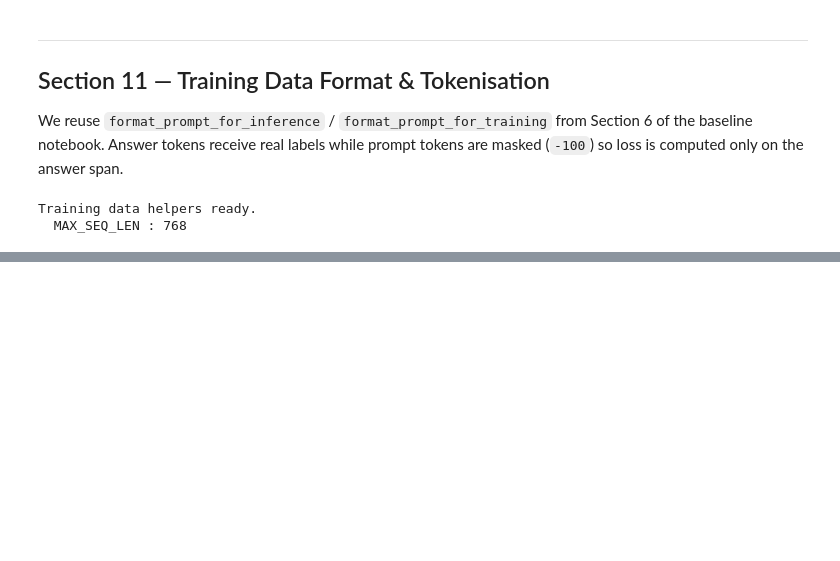
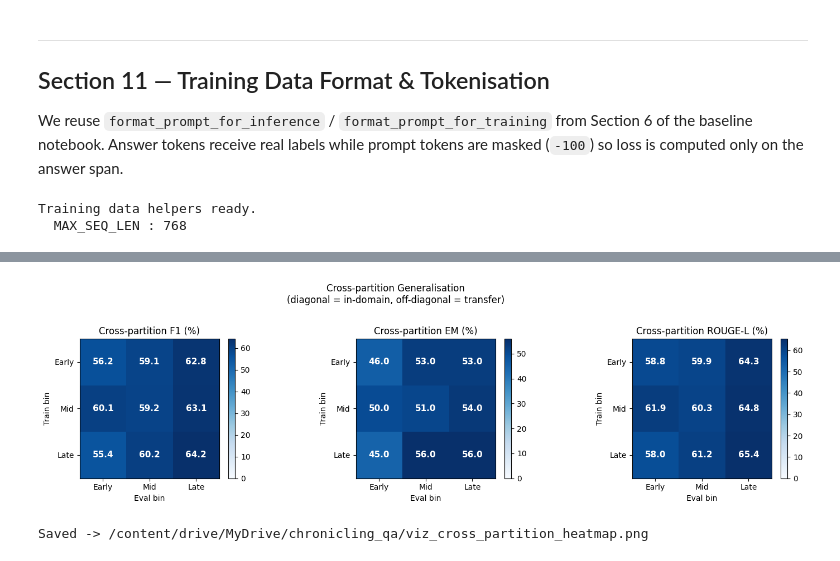
Before and after one commit to ericsheng495/chronicling-america-qa-lora, a Jupyter notebook: phi35_chronicling_america_qa.ipynb, the cells around one changed output, grey strips where cells are left out. Saved outputs shown, nothing was run; the diff lists cells and outputs as text; code cells hidden in the pictures; blank space fills up the shorter version.

```diff
--- a/phi35_chronicling_america_qa.ipynb
+++ b/phi35_chronicling_america_qa.ipynb
@@ -730,0 +1454,44 @@ Training data helpers ready.
+# %%
+# Cross-partition heatmap — requires cross_results from cell 35
+
+if 'cross_results' not in globals() or not cross_results:
+    print('cross_results not found — run cell 35 first.')
+else:
+    _bin_order = ['early', 'mid', 'late']
+    _mlist     = ['F1', 'EM', 'ROUGE-L']
+
+    fig, axes = plt.subplots(1, len(_mlist), figsize=(5 * len(_mlist), 4))
+    for ax, metric in zip(axes, _mlist):
+        _mat = np.full((len(_bin_order), len(_bin_order)), np.nan)
+        for ri, tb in enumerate(_bin_order):
+            for ci, eb in enumerate(_bin_order):
+                if (tb, eb) in cross_results:
+                    _mat[ri, ci] = cross_results[(tb, eb)][metric]
+
+        _vmax = float(np.nanmax(_mat)) if not np.all(np.isnan(_mat)) else 1.0
+        im = ax.imshow(_mat, cmap='Blues', vmin=0, vmax=_vmax)
+        plt.colorbar(im, ax=ax, fraction=0.046, pad=0.04)
+        ax.set_xticks(range(len(_bin_order)))
+        ax.set_yticks(range(len(_bin_order)))
+        ax.set_xticklabels([b.capitalize() for b in _bin_order])
+        ax.set_yticklabels([b.capitalize() for b in _bin_order])
+        ax.set_xlabel('Eval bin')
+        ax.set_ylabel('Train bin')
+        ax.set_title(f'Cross-partition {metric} (%)')
+        for ri in range(len(_bin_order)):
+            for ci in range(len(_bin_order)):
+                if not np.isnan(_mat[ri, ci]):
+                    tc = 'white' if _mat[ri, ci] > _vmax * 0.6 else 'black'
+                    ax.text(ci, ri, f'{_mat[ri, ci]:.1f}',
+                            ha='center', va='center', fontsize=11,
+                            color=tc, fontweight='bold')
+
+    fig.suptitle('Cross-partition Generalisation\n(diagonal = in-domain, off-diagonal = transfer)',
+                 fontsize=12, y=1.02)
+    fig.tight_layout()
+    plt.savefig(OUTPUT_DIR / 'viz_cross_partition_heatmap.png', dpi=150, bbox_inches='tight')
+    plt.show()
+    print(f'Saved -> {OUTPUT_DIR}/viz_cross_partition_heatmap.png')
+# %% [output]
+[figure, added]
+Saved -> /content/drive/MyDrive/chronicling_qa/viz_cross_partition_heatmap.png
```
Also changed, not shown: parts of 28 cells of this notebook.
